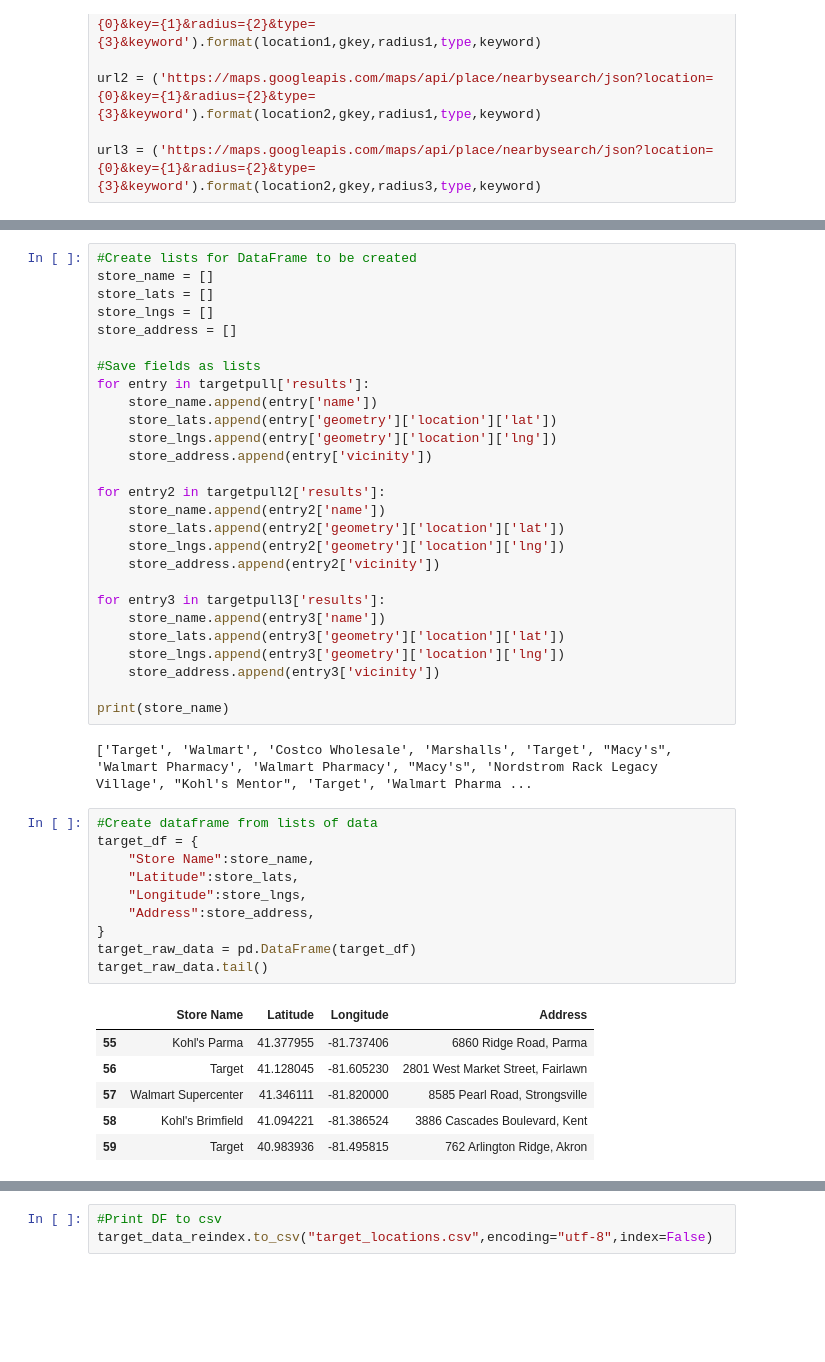
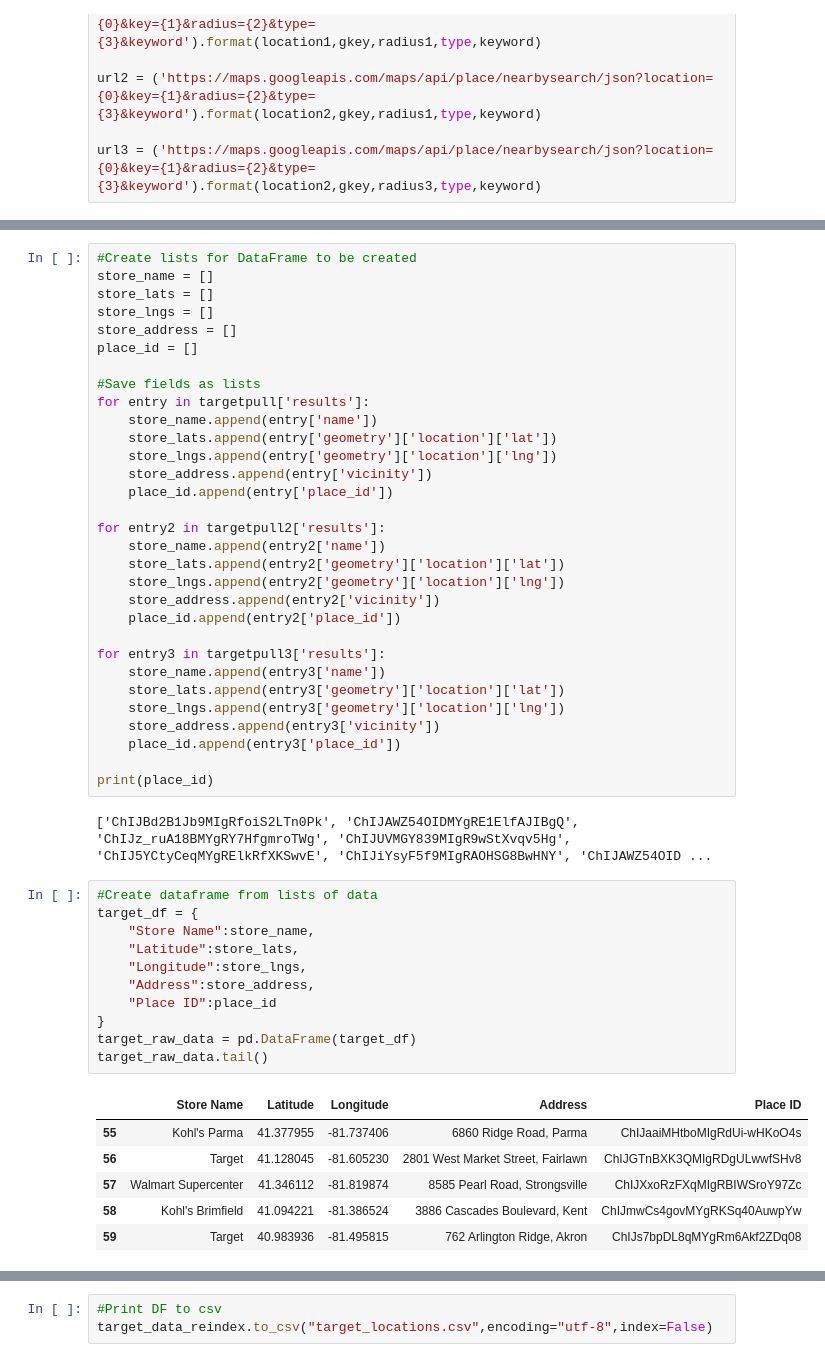
Before and after one commit to BenSnyder90/GroceryStoreAnalysis, a Jupyter notebook: Data_Collection.ipynb, the cells around one changed output, grey strips where cells are left out. Cells and saved outputs as stored; diff of their text form; blank space fills up the shorter version.

```diff
--- a/Data_Collection.ipynb
+++ b/Data_Collection.ipynb
@@ -341,6 +341,7 @@ store_name = []
 store_lats = []
 store_lngs = []
 store_address = []
+place_id = []
 
 #Save fields as lists
 for entry in targetpull['results']:
@@ -348,39 +349,43 @@ for entry in targetpull['results']:
     store_lats.append(entry['geometry']['location']['lat'])
     store_lngs.append(entry['geometry']['location']['lng'])
     store_address.append(entry['vicinity'])
+    place_id.append(entry['place_id'])
 
 for entry2 in targetpull2['results']:
     store_name.append(entry2['name'])
     store_lats.append(entry2['geometry']['location']['lat'])
     store_lngs.append(entry2['geometry']['location']['lng'])
     store_address.append(entry2['vicinity'])
+    place_id.append(entry2['place_id'])
 
 for entry3 in targetpull3['results']:
     store_name.append(entry3['name'])
     store_lats.append(entry3['geometry']['location']['lat'])
     store_lngs.append(entry3['geometry']['location']['lng'])
     store_address.append(entry3['vicinity'])
+    place_id.append(entry3['place_id'])
 
-print(store_name)
+print(place_id)
 # %% [output]
-['Target', 'Walmart', 'Costco Wholesale', 'Marshalls', 'Target', "Macy's", 'Walmart Pharmacy', 'Walmart Pharmacy', "Macy's", 'Nordstrom Rack Legacy Village', "Kohl's Mentor", 'Target', 'Walmart Pharma ...
+['ChIJBd2B1Jb9MIgRfoiS2LTn0Pk', 'ChIJAWZ54OIDMYgRE1ElfAJIBgQ', 'ChIJz_ruA18BMYgRY7HfgmroTWg', 'ChIJUVMGY839MIgR9wStXvqv5Hg', 'ChIJ5YCtyCeqMYgRElkRfXKSwvE', 'ChIJiYsyF5f9MIgRAOHSG8BwHNY', 'ChIJAWZ54OID ...
 # %%
 #Create dataframe from lists of data
 target_df = {
     "Store Name":store_name,
     "Latitude":store_lats,
     "Longitude":store_lngs,
     "Address":store_address,
+    "Place ID":place_id
 }
 target_raw_data = pd.DataFrame(target_df)
 target_raw_data.tail()
 # %% [output]
-|  | Store Name | Latitude | Longitude | Address |
-| 55 | Kohl's Parma | 41.377955 | -81.737406 | 6860 Ridge Road, Parma |
-| 56 | Target | 41.128045 | -81.605230 | 2801 West Market Street, Fairlawn |
-| 57 | Walmart Supercenter | 41.346111 | -81.820000 | 8585 Pearl Road, Strongsville |
-| 58 | Kohl's Brimfield | 41.094221 | -81.386524 | 3886 Cascades Boulevard, Kent |
-| 59 | Target | 40.983936 | -81.495815 | 762 Arlington Ridge, Akron |
+|  | Store Name | Latitude | Longitude | Address | Place ID |
+| 55 | Kohl's Parma | 41.377955 | -81.737406 | 6860 Ridge Road, Parma | ChIJaaiMHtboMIgRdUi-wHKoO4s |
+| 56 | Target | 41.128045 | -81.605230 | 2801 West Market Street, Fairlawn | ChIJGTnBXK3QMIgRDgULwwfSHv8 |
+| 57 | Walmart Supercenter | 41.346112 | -81.819874 | 8585 Pearl Road, Strongsville | ChIJXxoRzFXqMIgRBIWSroY97Zc |
+| 58 | Kohl's Brimfield | 41.094221 | -81.386524 | 3886 Cascades Boulevard, Kent | ChIJmwCs4govMYgRKSq40AuwpYw |
+| 59 | Target | 40.983936 | -81.495815 | 762 Arlington Ridge, Akron | ChIJs7bpDL8qMYgRm6Akf2ZDq08 |
 # %%
 target_data = target_raw_data.loc[target_raw_data['Store Name']=="Target",:]
 
```
Also changed, not shown: parts of 3 cells of this notebook, 1 other file.
